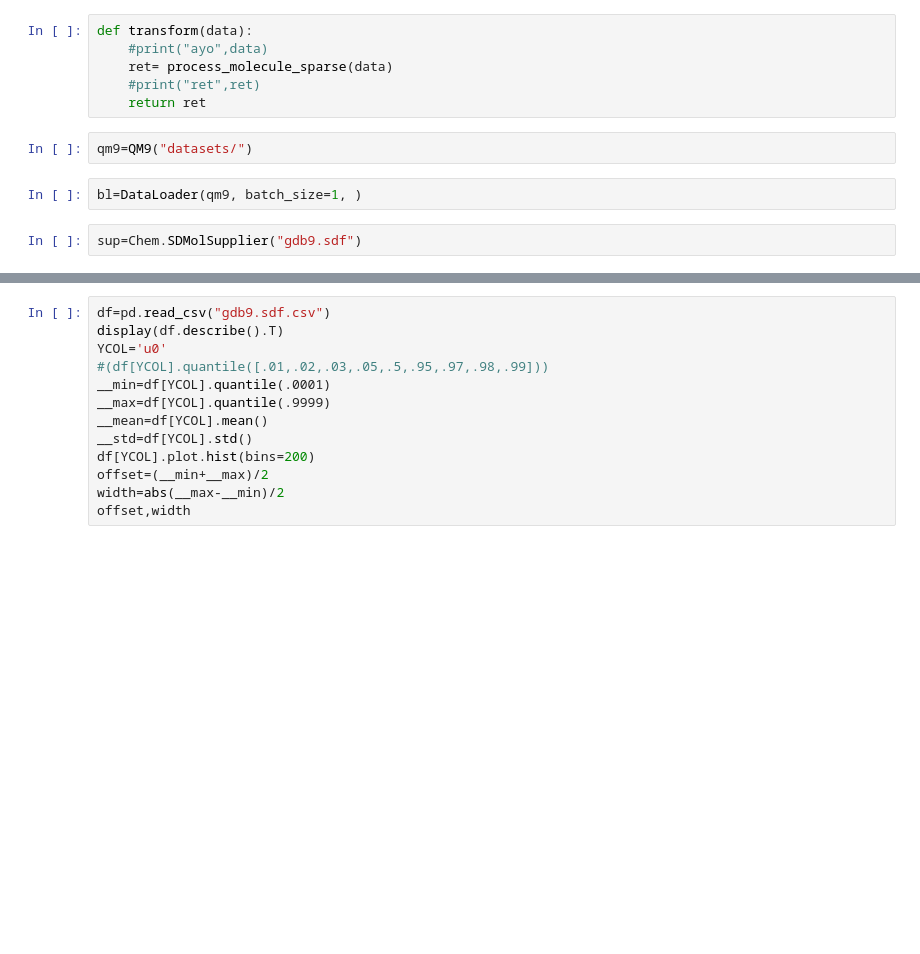
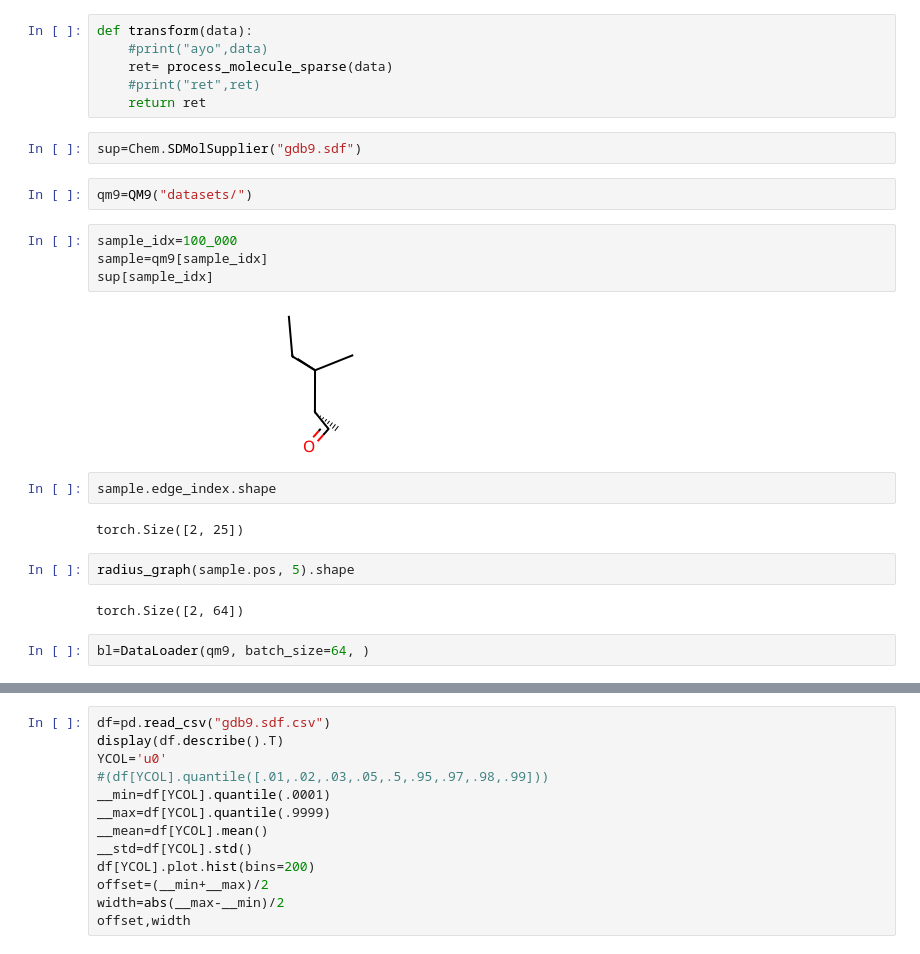
Before and after one commit to fairuztsn/jishien, a Jupyter notebook: training_xgcn.ipynb, the cells around one changed output, grey strips where cells are left out. Saved outputs shown, nothing was run; the diff lists cells and outputs as text; blank space fills up the shorter version.

```diff
--- a/training_xgcn.ipynb
+++ b/training_xgcn.ipynb
@@ -340,9 +341,23 @@ def transform(data):
     ret= process_molecule_sparse(data)
     #print("ret",ret)
     return ret
+# %%
+sup=Chem.SDMolSupplier("gdb9.sdf")
 # %%
 qm9=QM9("datasets/")
+# %%
+sample_idx=100_000
+sample=qm9[sample_idx]
+sup[sample_idx]
+# %% [output]
+[figure, added]
+# %%
+sample.edge_index.shape
+# %% [output]
+torch.Size([2, 25])
+# %%
+radius_graph(sample.pos, 5).shape
+# %% [output]
+torch.Size([2, 64])
 # %%
-bl=DataLoader(qm9, batch_size=1, )
+bl=DataLoader(qm9, batch_size=64, )
-# %%
-sup=Chem.SDMolSupplier("gdb9.sdf")
```
Also changed, not shown: parts of 41 cells of this notebook, 22 other files.
